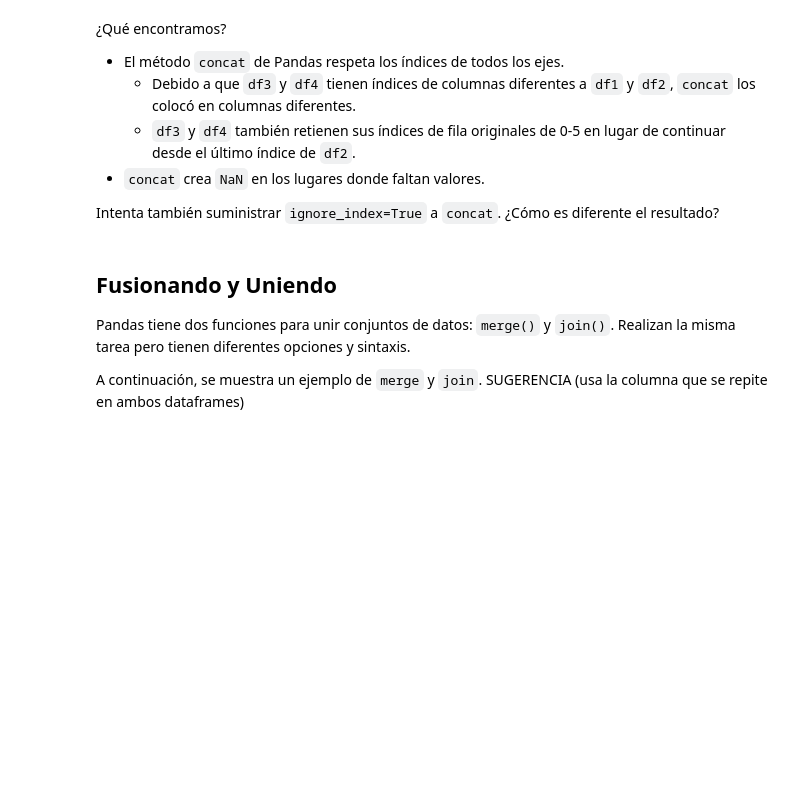
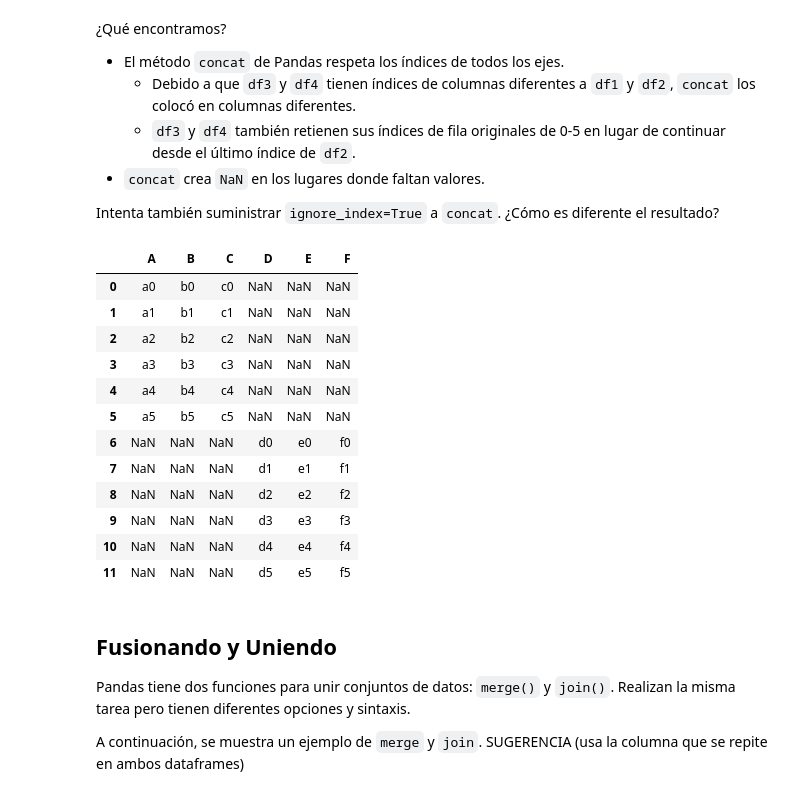
Before and after one commit to ToniMorales6/lab-pandas-merge-es, a Jupyter notebook: your-code/pandas_1_concat-merge-join.ipynb, the cells around one changed output. Saved outputs shown, nothing was run; the diff lists cells and outputs as text; code cells hidden in the pictures; blank space fills up the shorter version.

```diff
--- a/your-code/pandas_1_concat-merge-join.ipynb
+++ b/your-code/pandas_1_concat-merge-join.ipynb
@@ -59,6 +96,21 @@ Nota que se suministra el parámetro `sort=False` para silenciar un mensaje de a
 Intenta también suministrar `ignore_index=True` a `concat`. ¿Cómo es diferente el resultado?
 # %%
 # tu código aquí
+pd.concat([df1,df2,df3,df4], ignore_index=True)
+# %% [output]
+|  | A | B | C | D | E | F |
+| 0 | a0 | b0 | c0 | NaN | NaN | NaN |
+| 1 | a1 | b1 | c1 | NaN | NaN | NaN |
+| 2 | a2 | b2 | c2 | NaN | NaN | NaN |
+| 3 | a3 | b3 | c3 | NaN | NaN | NaN |
+| 4 | a4 | b4 | c4 | NaN | NaN | NaN |
+| 5 | a5 | b5 | c5 | NaN | NaN | NaN |
+| 6 | NaN | NaN | NaN | d0 | e0 | f0 |
+| 7 | NaN | NaN | NaN | d1 | e1 | f1 |
+| 8 | NaN | NaN | NaN | d2 | e2 | f2 |
+| 9 | NaN | NaN | NaN | d3 | e3 | f3 |
+| 10 | NaN | NaN | NaN | d4 | e4 | f4 |
+| 11 | NaN | NaN | NaN | d5 | e5 | f5 |
 # %% [markdown]
 ## Fusionando y Uniendo
 
```
Also changed, not shown: parts of 13 cells of this notebook.
